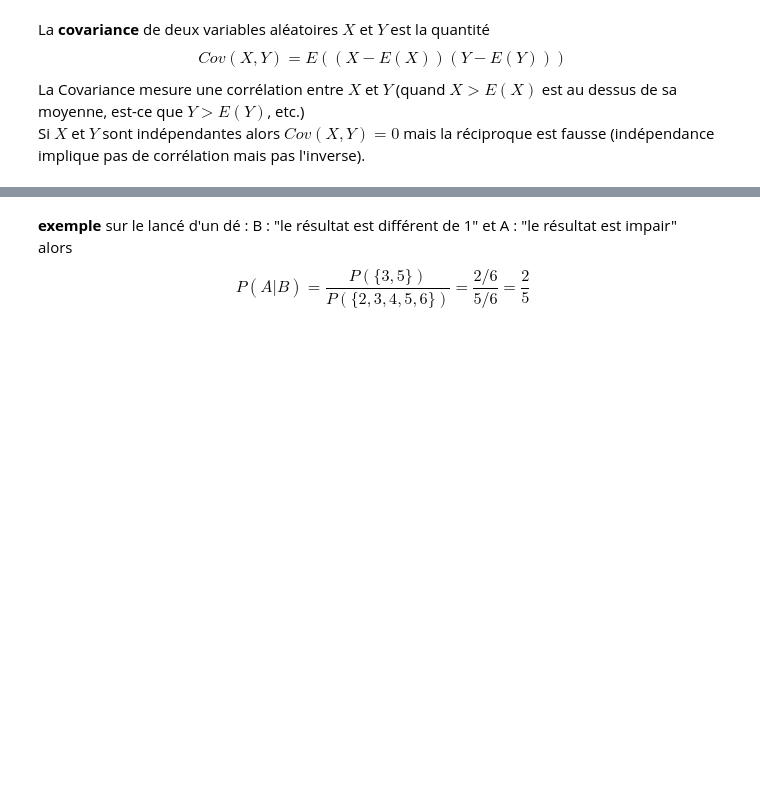
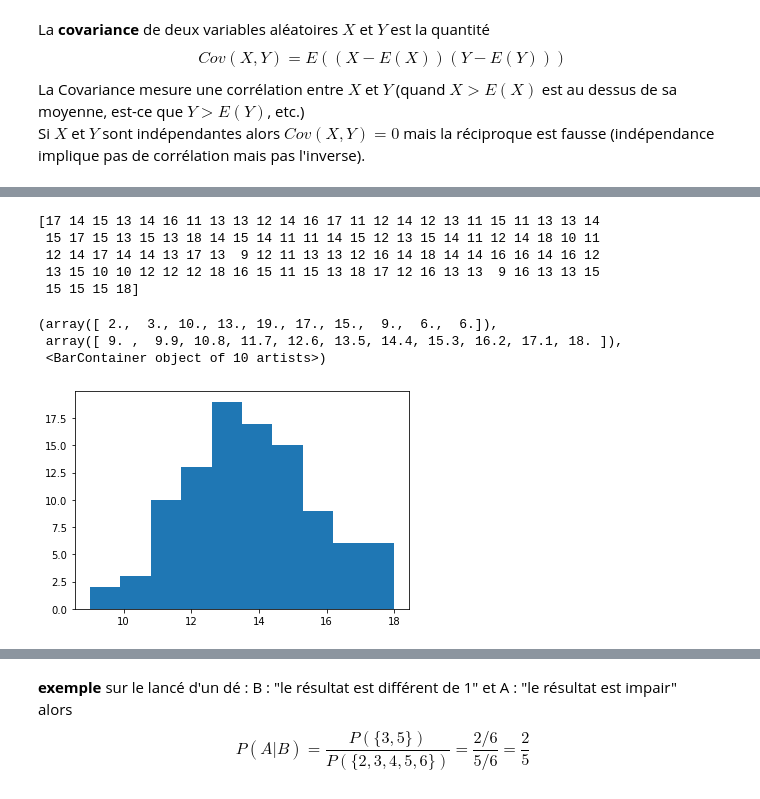
Before and after one commit to DrAlgo/apprentissage_m2_amis, a Jupyter notebook: jupyter/2_rappels_probabilités.ipynb, the cells around one changed output, grey strips where cells are left out. Drawn from its saved outputs; the diff is of its cells as text; code cells hidden in the pictures; blank space fills up the shorter version.

```diff
--- a/jupyter/2_rappels_probabilités.ipynb
+++ b/jupyter/2_rappels_probabilités.ipynb
@@ -141,0 +153,5 @@ Si $X$ et $Y$ sont indépendantes alors $Cov(X,Y)=0$ mais la réciproque est fau
+# %%
+#tirage de 100 bernouilli de paramètre p avec numpy
+import numpy as np
+p = 0.7
+np.random.binomial(1,p,100)
@@ -141,0 +170,18 @@ Si $X$ et $Y$ sont indépendantes alors $Cov(X,Y)=0$ mais la réciproque est fau
+# %%
+#tirage de 100 échantillons de type binomiale B(20,p)
+y = np.random.binomial(20,p,100)
+print(y)
+# %% [output]
+[17 14 15 13 14 16 11 13 13 12 14 16 17 11 12 14 12 13 11 15 11 13 13 14
+ 15 17 15 13 15 13 18 14 15 14 11 11 14 15 12 13 15 14 11 12 14 18 10 11
+ 12 14 17 14 14 13 17 13  9 12 11 13 13 12 16 14 18 14 14 16 16 14 16 12
+ 13 15 10 10 12 12 12 18 16 15 11 15 13 18 17 12 16 13 13  9 16 13 13 15
+ 15 15 15 18]
+# %%
+import matplotlib.pyplot as plt
+plt.hist(y) #histogramme des valeurs obtenues
+# %% [output]
+(array([ 2.,  3., 10., 13., 19., 17., 15.,  9.,  6.,  6.]),
+ array([ 9. ,  9.9, 10.8, 11.7, 12.6, 13.5, 14.4, 15.3, 16.2, 17.1, 18. ]),
+ <BarContainer object of 10 artists>)
+[figure, added]
```
Also changed, not shown: parts of 42 cells of this notebook, 3 other files.
